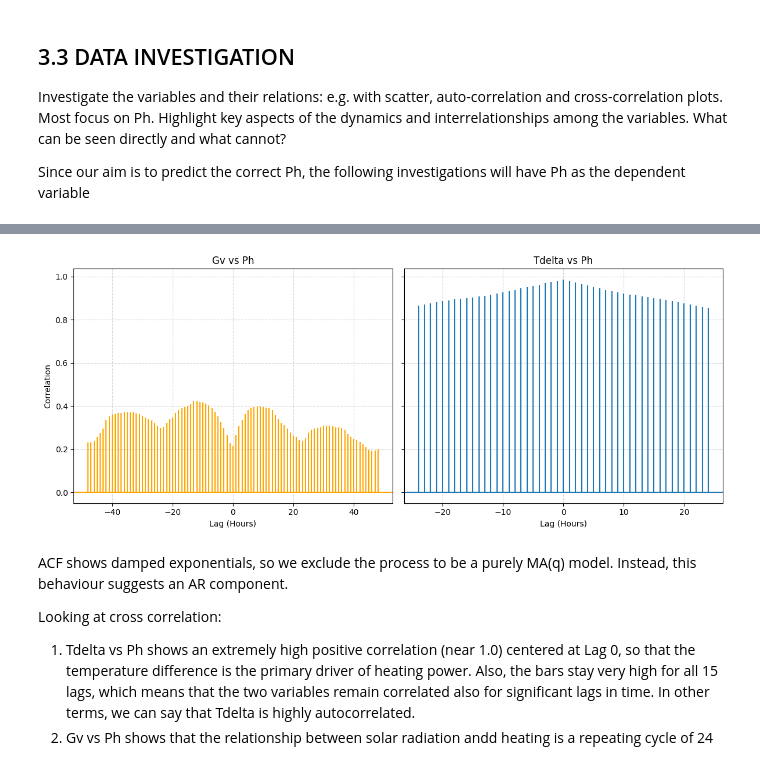
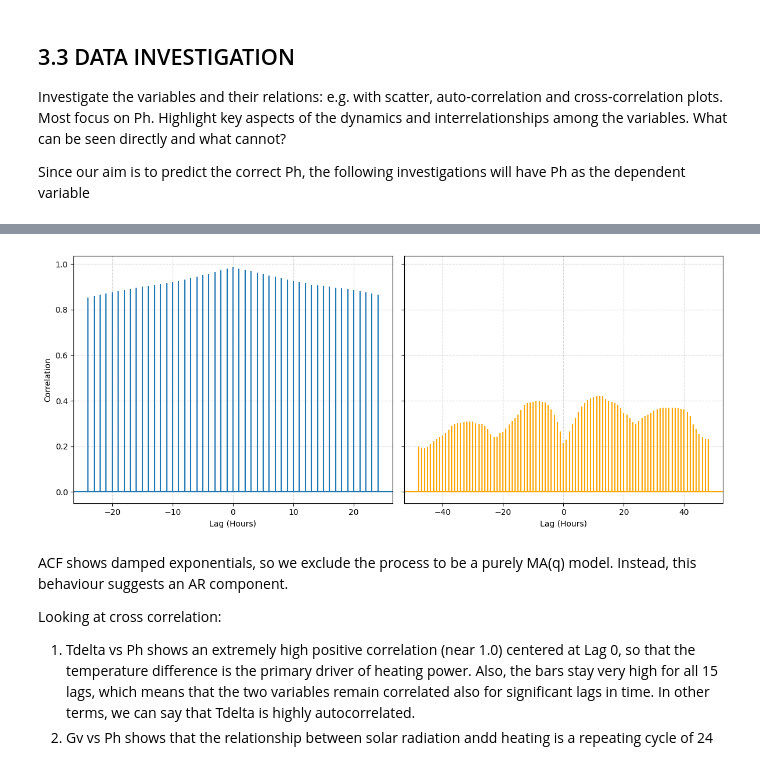
Before and after one commit to valentinatrolese02-collab/time_series_analysis, a Jupyter notebook: assignment3/ex3.ipynb, the cells around one changed output, grey strips where cells are left out. Drawn from its saved outputs; the diff is of its cells as text; code cells hidden in the pictures.

```diff
--- a/assignment3/ex3.ipynb
+++ b/assignment3/ex3.ipynb
@@ -103,25 +123,24 @@ plt.show()
 # %%
 #cross-correlation
 fig, ax = plt.subplots(1, 2, figsize=(12, 5), sharey=True)
 
-# CCF: Solar (Gv) vs Heating (Ph)
-# we put 48h lags to see periodicity
-ax[0].xcorr(df_train['Gv'], df_train['Ph'], maxlags=48, color='orange')
-ax[0].set_title('Gv vs Ph')
+# CCF: Temperature (Tdelta) vs Heating (Ph)
+ax[0].xcorr(df_train['Ph'], df_train['Tdelta'], maxlags=24)
 ax[0].set_xlabel('Lag (Hours)')
 ax[0].grid(True, linestyle='--', alpha=0.5)
 
-# CCF: Temperature (Tdelta) vs Heating (Ph)
-ax[1].xcorr(df_train['Tdelta'], df_train['Ph'], maxlags=24)
-ax[1].set_title('Tdelta vs Ph')
+# CCF: Solar (Gv) vs Heating (Ph)
+# we put 48h lags to see periodicity
+ax[1].xcorr(df_train['Ph'], df_train['Gv'], maxlags=48, color='orange')
 ax[1].set_xlabel('Lag (Hours)')
 ax[1].grid(True, linestyle='--', alpha=0.5)
 
 ax[0].set_ylabel('Correlation')
 plt.tight_layout()
+plt.savefig("plot_ex3/exercise_23.svg", format='svg', bbox_inches='tight')
 plt.show()
 # %% [output]
-[figure, old version]
+[figure, new version]
 # %% [markdown]
 ACF shows damped exponentials, so we exclude the process to be a purely MA(q) model. Instead, this behaviour suggests an AR component.
 
```
Also changed, not shown: parts of 19 cells of this notebook, 12 other files.
